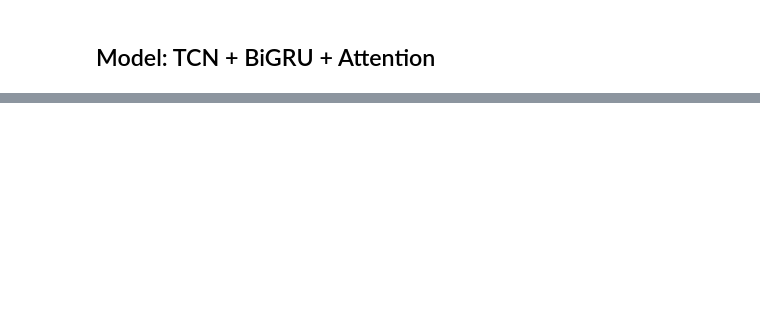
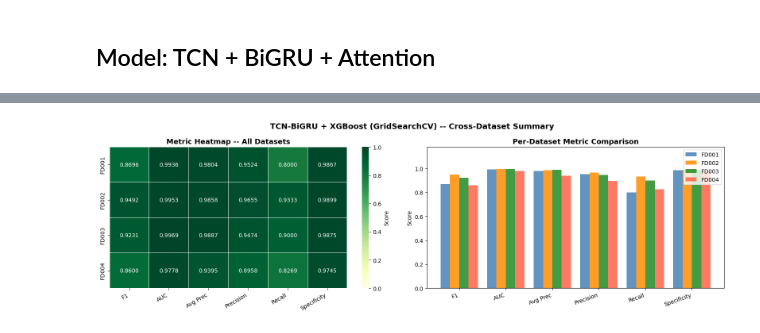
Before and after one commit to dcangundogan/airplanefailureprediction, a Jupyter notebook: tcn_bigru_xgboost_cmapss.ipynb, the cells around one changed output, grey strips where cells are left out. Cells and saved outputs as stored; diff of their text form; code cells hidden in the pictures; blank space fills up the shorter version.

```diff
--- a/tcn_bigru_xgboost_cmapss.ipynb
+++ b/tcn_bigru_xgboost_cmapss.ipynb
@@ -764,0 +558,11 @@ Modeller kaydedildi.
+# %%
+val_probs = xgb_model.predict(dval)
+
+best_thr, best_f1 = 0.5, 0.0
+for thr in np.arange(0.05, 0.95, 0.01):
+    f1 = f1_score(y_val, (val_probs > thr).astype(int), zero_division=0)
+    if f1 > best_f1:
+        best_f1, best_thr = f1, thr
+
+print(f'Optimal threshold  : {best_thr:.2f}')
+print(f'Val F1 at threshold: {best_f1:.4f}')
@@ -764,0 +959,69 @@ Modeller kaydedildi.
+# %%
+metric_cols = ['F1', 'AUC', 'Avg Prec', 'Precision', 'Recall', 'Specificity']
+
+df_res = pd.DataFrame(
+    {k: {m: v[m] for m in metric_cols} for k, v in all_results.items()}
+).T.astype(float)
+df_res.loc['Mean'] = df_res.mean()
+df_res.loc['Std']  = df_res.iloc[:-1].std()
+
+print('=' * 70)
+print('  TCN-BiGRU + XGBoost (GridSearchCV) -- Cross-Dataset Results')
+print('=' * 70)
+print(df_res.round(4).to_string())
+print('=' * 70)
+
+# Heatmap + grouped bar chart
+fig, (ax_heat, ax_bar) = plt.subplots(1, 2, figsize=(16, 5))
+
+heat_data = df_res.loc[['FD001', 'FD002', 'FD003', 'FD004']]
+sns.heatmap(heat_data.astype(float), annot=True, fmt='.4f', cmap='YlGn',
+            vmin=0, vmax=1, ax=ax_heat, linewidths=0.5,
+            cbar_kws={'label': 'Score'})
+ax_heat.set_title('Metric Heatmap -- All Datasets', fontsize=13, fontweight='bold')
+ax_heat.set_xticklabels(metric_cols, rotation=30, ha='right')
+
+x      = np.arange(len(metric_cols))
+w      = 0.2
+fds    = ['FD001', 'FD002', 'FD003', 'FD004']
+colors = ['steelblue', 'darkorange', 'forestgreen', 'tomato']
+for i, (fd_name, col) in enumerate(zip(fds, colors)):
+    vals = df_res.loc[fd_name, metric_cols].values.astype(float)
+    ax_bar.bar(x + i * w, vals, width=w, label=fd_name, color=col, alpha=0.85)
+ax_bar.set_xticks(x + 1.5 * w)
+ax_bar.set_xticklabels(metric_cols, rotation=20, ha='right')
+ax_bar.set_ylim(0, 1.18)
+ax_bar.set_ylabel('Score')
+ax_bar.set_title('Per-Dataset Metric Comparison', fontsize=13, fontweight='bold')
+ax_bar.legend()
+
+plt.suptitle('TCN-BiGRU + XGBoost (GridSearchCV) -- Cross-Dataset Summary',
+             fontsize=14, fontweight='bold')
+plt.tight_layout()
+plt.savefig('cross_dataset_results.png', dpi=150, bbox_inches='tight')
+plt.show()
+print('Saved: cross_dataset_results.png')
+
+# Styled Jupyter table
+try:
+    from IPython.display import display
+    styled = (
+        df_res.round(4).style
+        .background_gradient(cmap='YlGn', subset=metric_cols, vmin=0, vmax=1)
+        .set_caption('TCN-BiGRU + XGBoost (GridSearchCV) -- Cross-Dataset Results')
+        .set_table_styles([
+            {'selector': 'caption',
+             'props': [('font-size', '14px'), ('font-weight', 'bold'), ('padding', '8px')]},
+            {'selector': 'th',
+             'props': [('background-color', '#4472C4'), ('color', 'white'),
+                       ('font-weight', 'bold'), ('text-align', 'center')]},
+            {'selector': 'td',
+             'props': [('text-align', 'center'), ('padding', '6px 14px')]},
+        ])
+        .highlight_max(subset=metric_cols, axis=0,
+                       props='font-weight: bold; border: 2px solid #2F75B6;')
+    )
+    display(styled)
+except Exception:
+    pass
+# %% [output]
@@ -764,0 +1039 @@ Modeller kaydedildi.
+[figure, added]
```
Also changed, not shown: parts of 52 cells of this notebook.
